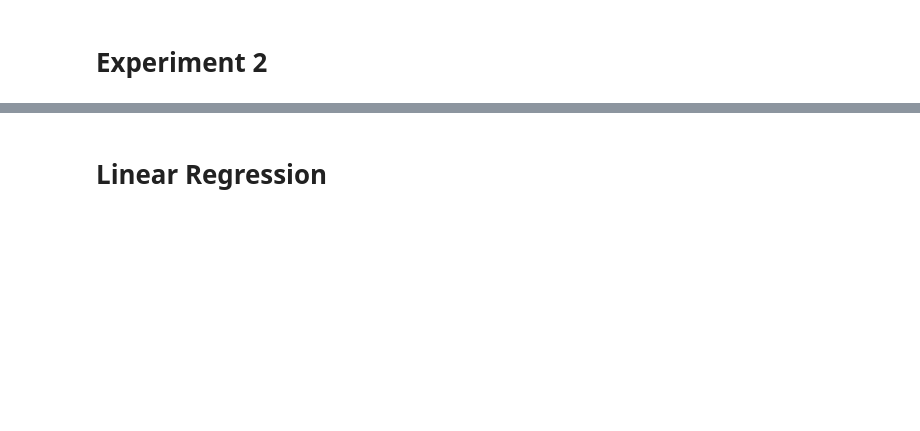
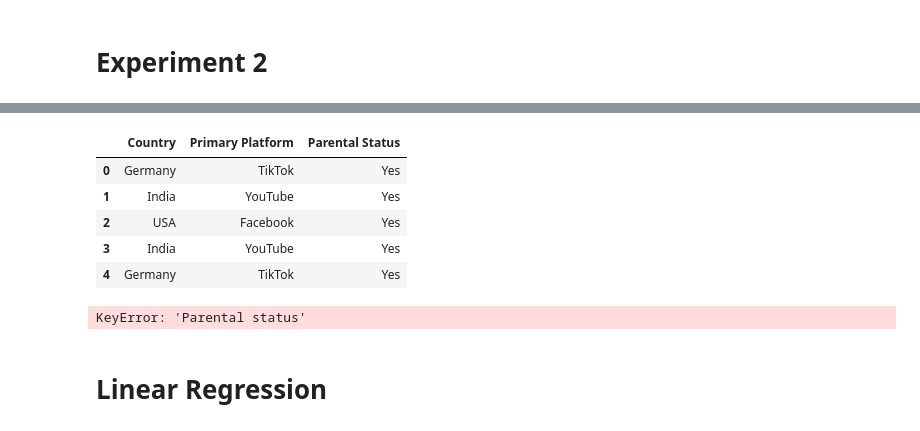
Before and after one commit to amanchoudhary1812/Pattern-Recognition, a Jupyter notebook: Experiment2.ipynb, the cells around one changed output, grey strips where cells are left out. Saved outputs shown, nothing was run; the diff lists cells and outputs as text; code cells hidden in the pictures; blank space fills up the shorter version.

```diff
--- a/Experiment2.ipynb
+++ b/Experiment2.ipynb
@@ -14,3 +27,21 @@ y = np.array([2.5, 3.5, 7.1, 10.2, 10.9, 14.5, 17.1, 18.3, 20.9, 25.2])
+# %%
+data_subset = data[['Country', 'Primary Platform', 'Parental Status']]
+
+data_subset = data_subset.dropna()
+data_subset.columns = ['Country', 'Primary Platform', 'Parental Status']
+data_subset.head()
+# %% [output]
+|  | Country | Primary Platform | Parental Status |
+| 0 | Germany | TikTok | Yes |
+| 1 | India | YouTube | Yes |
+| 2 | USA | Facebook | Yes |
+| 3 | India | YouTube | Yes |
+| 4 | Germany | TikTok | Yes |
+# %%
+X = data_subset['Primary Platform'].values.reshape(-1, 1)  # Independent variable (e.g., Platform)
+y = data_subset['Parental status'].values  # Dependent variable (e.g., Data Plan Used)
+# %% [output]
+KeyError: 'Parental status'
 # %% [markdown]
 # Linear Regression
 # %%
```
Also changed, not shown: parts of 11 cells of this notebook, 3 other files.
